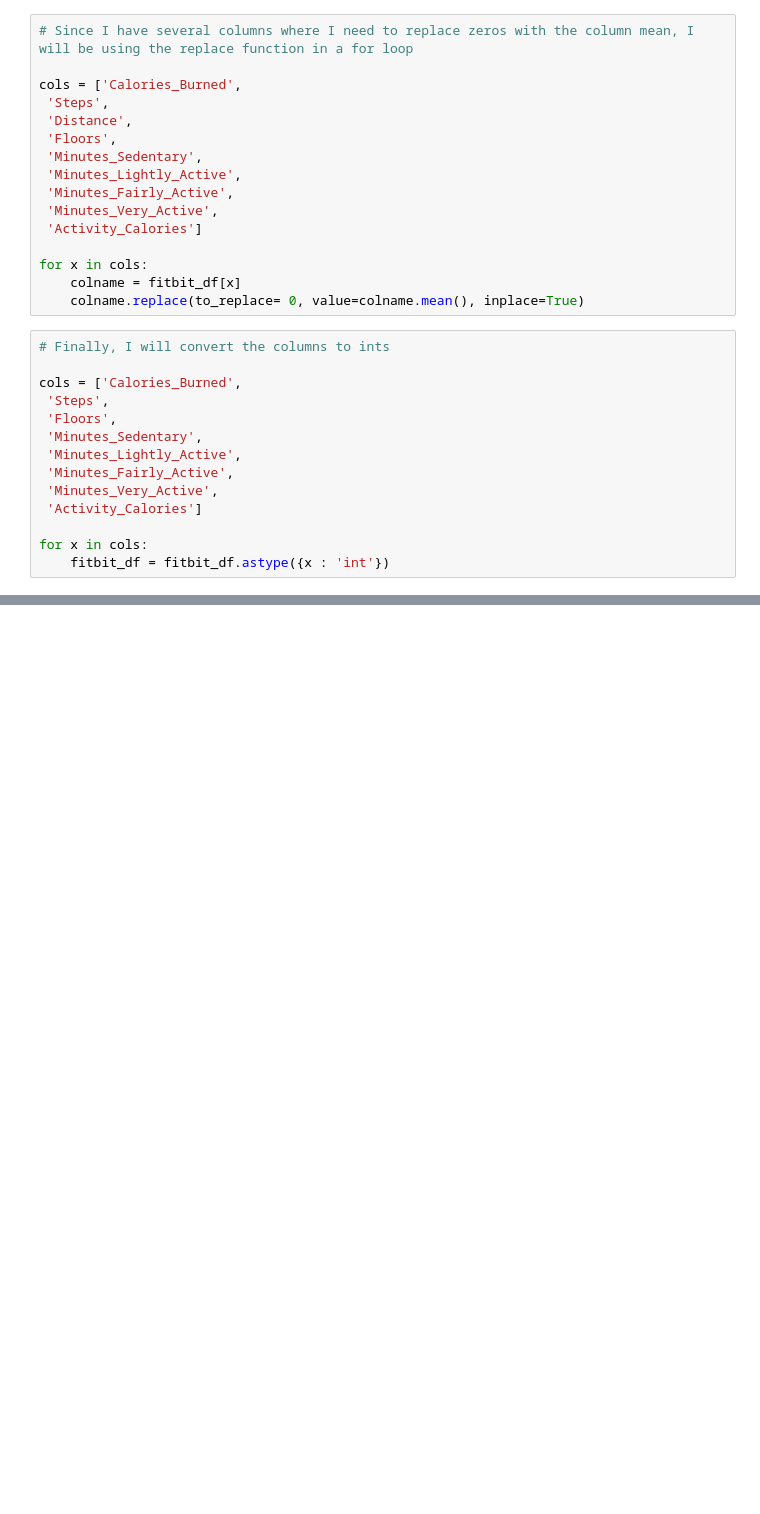
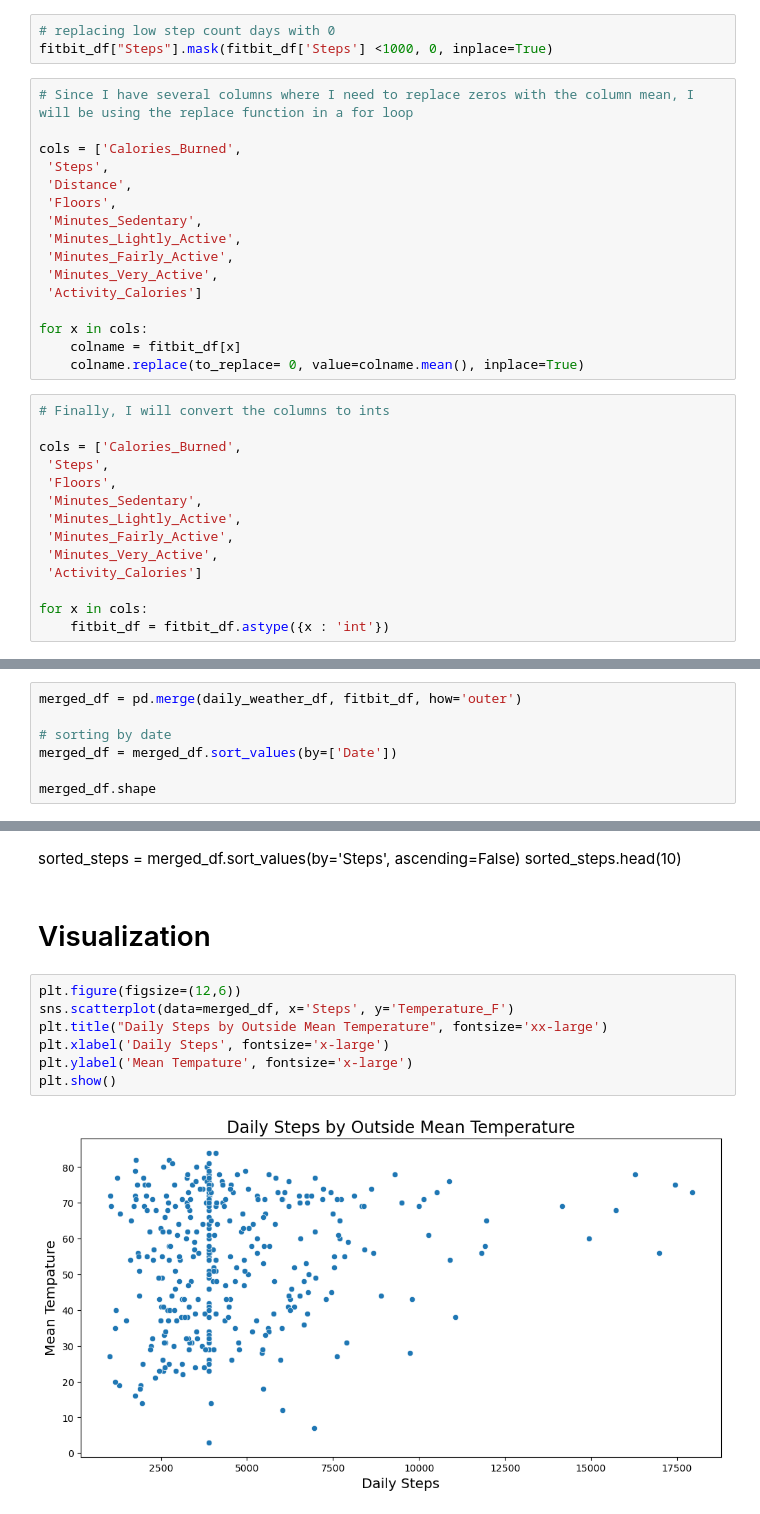
Before and after one commit to RebeccaVachon/Weather_Effects, a Jupyter notebook: comparison.ipynb, the cells around one changed output, grey strips where cells are left out. Drawn from its saved outputs; the diff is of its cells as text; blank space fills up the shorter version.

Commit message:
visualized data and exported merged df.

```diff
--- a/comparison.ipynb
+++ b/comparison.ipynb
@@ -129,3 +118,6 @@ list(fitbit_df.columns.values)
+# %%
+# replacing low step count days with 0
+fitbit_df["Steps"].mask(fitbit_df['Steps'] <1000, 0, inplace=True)
 # %%
 # Since I have several columns where I need to replace zeros with the column mean, I will be using the replace function in a for loop
 
@@ -158,0 +153,7 @@ for x in cols:
+# %%
+merged_df = pd.merge(daily_weather_df, fitbit_df, how='outer')
+
+# sorting by date
+merged_df = merged_df.sort_values(by=['Date'])
+
+merged_df.shape
@@ -158,0 +228,14 @@ for x in cols:
+# %% [markdown]
+sorted_steps = merged_df.sort_values(by='Steps', ascending=False)
+sorted_steps.head(10)
+# %% [markdown]
+# Visualization
+# %%
+plt.figure(figsize=(12,6))
+sns.scatterplot(data=merged_df, x='Steps', y='Temperature_F')
+plt.title("Daily Steps by Outside Mean Temperature", fontsize='xx-large')
+plt.xlabel('Daily Steps', fontsize='x-large')
+plt.ylabel('Mean Tempature', fontsize='x-large')
+plt.show()
+# %% [output]
+[figure, added]
```
Also changed, not shown: parts of 15 cells of this notebook, 2 other files.
